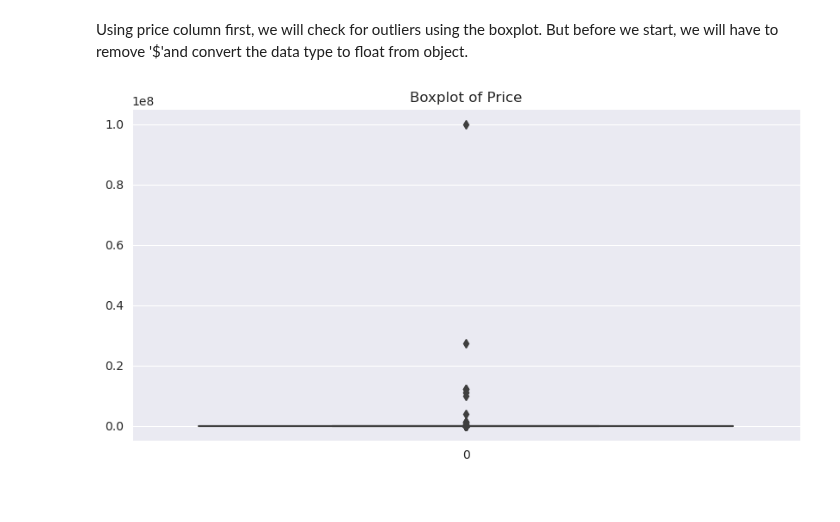
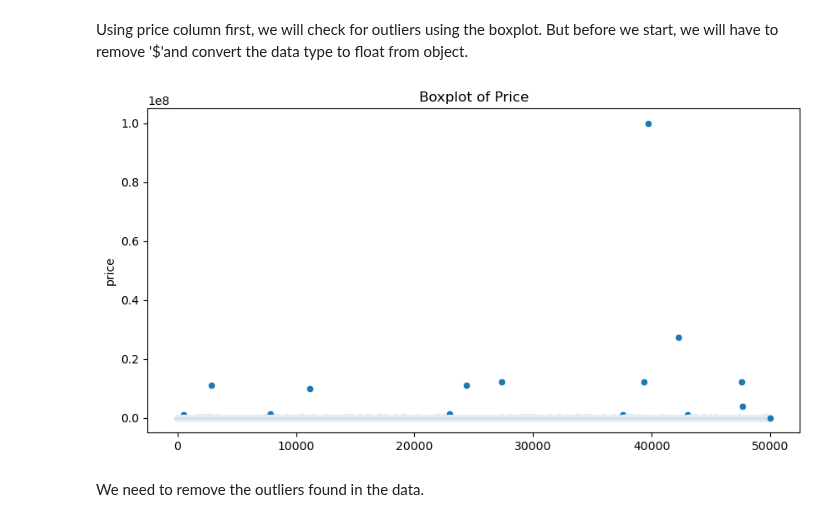
Before and after one commit to Billy272/Mastering-Data, a Jupyter notebook: Autos/auto.ipynb, the cells around one changed output. Cells and saved outputs as stored; diff of their text form; code cells hidden in the pictures.

```diff
--- a/Autos/auto.ipynb
+++ b/Autos/auto.ipynb
@@ -177,12 +177,14 @@ Using price column first, we will check for outliers using the boxplot. But befo
 # %%
 # Removing '$' from the price column and converting the data type to float from object
 data['price'] = data['price'].astype(str)
 data['price'] = data['price'].str.replace('$', '').str.replace(',', '').astype(float)
 
 # Checking for outliers in the price column
 plt.figure(figsize=(10, 5))
-sns.boxplot(data['price'])
+sns.scatterplot(data['price'])
 plt.title('Boxplot of Price')
 plt.show()
 # %% [output]
-[figure, old version]
+[figure, new version]
+# %% [markdown]
+We need to remove the outliers found in the data.
```
